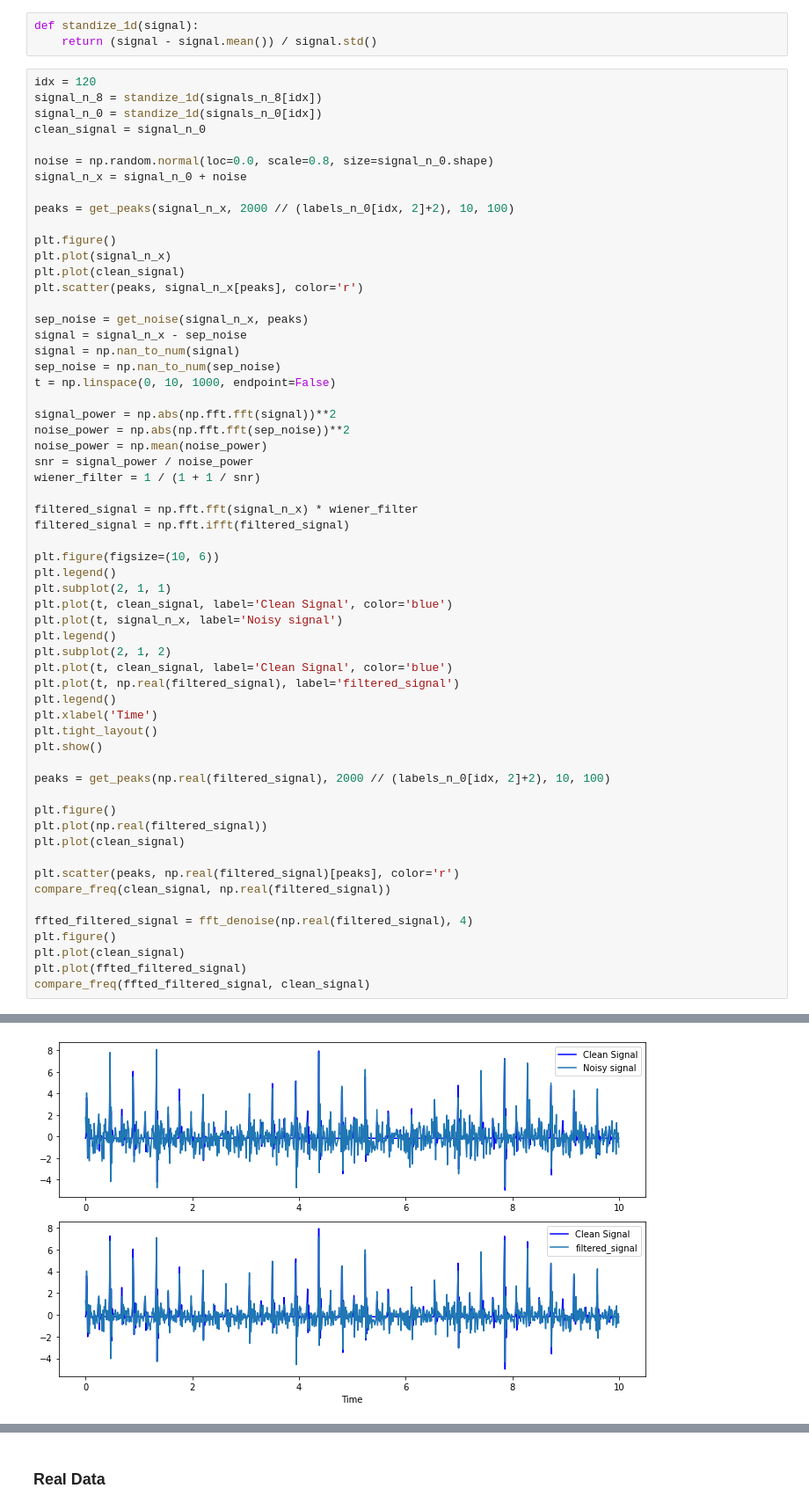
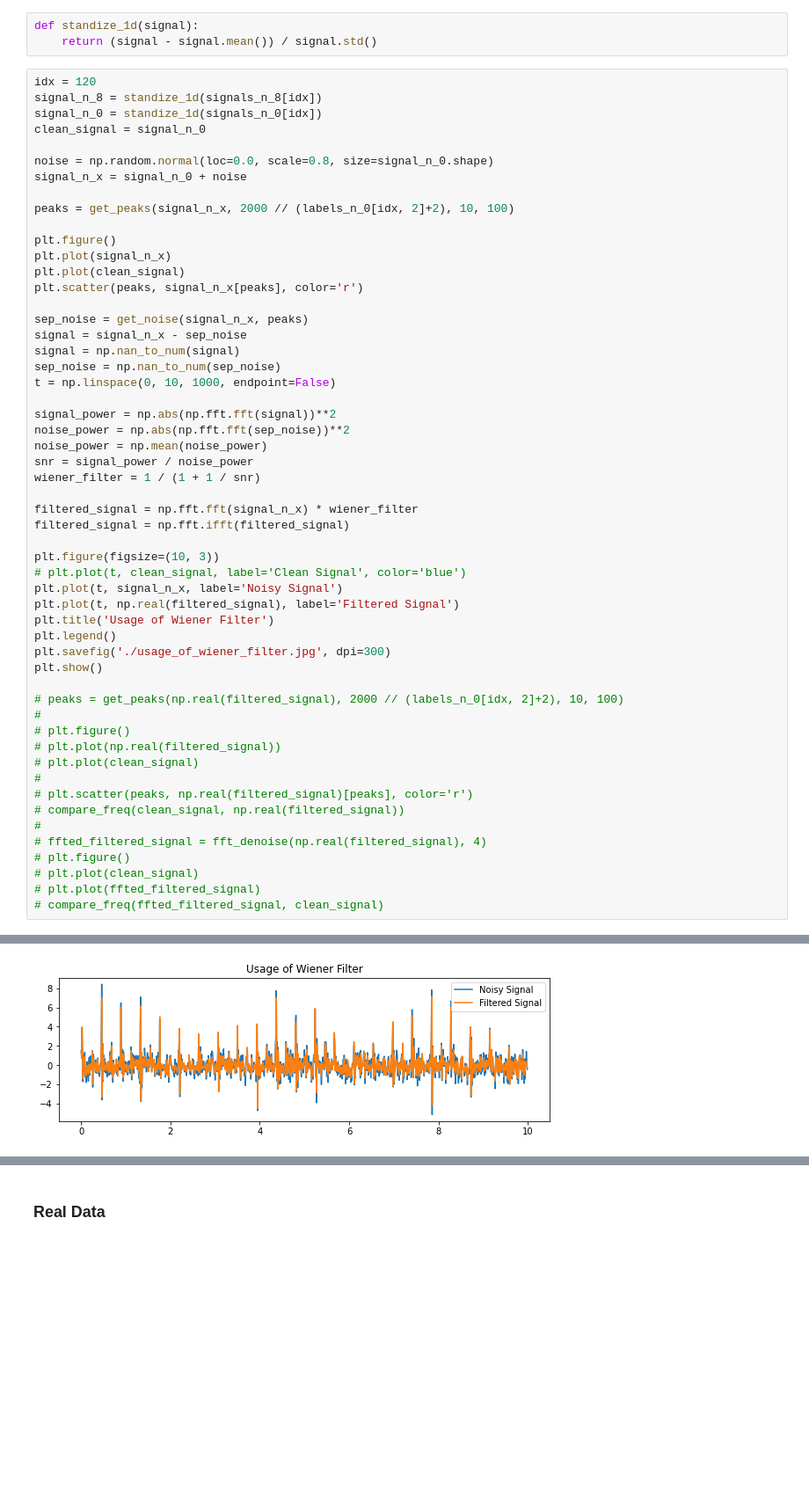
Before and after one commit to A-Big-Tortoise/NRSR_Research, a Jupyter notebook: Code/Week7/try_filters.ipynb, the cells around one changed output, grey strips where cells are left out. Shown at 88% size. Cells and saved outputs as stored; diff of their text form; blank space fills up the shorter version.

```diff
--- a/Code/Week7/try_filters.ipynb
+++ b/Code/Week7/try_filters.ipynb
@@ -248,32 +304,27 @@ wiener_filter = 1 / (1 + 1 / snr)
 filtered_signal = np.fft.fft(signal_n_x) * wiener_filter
 filtered_signal = np.fft.ifft(filtered_signal)
 
-plt.figure(figsize=(10, 6))
+plt.figure(figsize=(10, 3))
+# plt.plot(t, clean_signal, label='Clean Signal', color='blue')
+plt.plot(t, signal_n_x, label='Noisy Signal')
+plt.plot(t, np.real(filtered_signal), label='Filtered Signal')
+plt.title('Usage of Wiener Filter')
 plt.legend()
-plt.subplot(2, 1, 1)
-plt.plot(t, clean_signal, label='Clean Signal', color='blue')
-plt.plot(t, signal_n_x, label='Noisy signal')
-plt.legend()
-plt.subplot(2, 1, 2)
-plt.plot(t, clean_signal, label='Clean Signal', color='blue')
-plt.plot(t, np.real(filtered_signal), label='filtered_signal')
-plt.legend()
-plt.xlabel('Time')
-plt.tight_layout()
+plt.savefig('./usage_of_wiener_filter.jpg', dpi=300)
 plt.show()
 
-peaks = get_peaks(np.real(filtered_signal), 2000 // (labels_n_0[idx, 2]+2), 10, 100)
-
-plt.figure()
-plt.plot(np.real(filtered_signal))
-plt.plot(clean_signal)
-
-plt.scatter(peaks, np.real(filtered_signal)[peaks], color='r')
-compare_freq(clean_signal, np.real(filtered_signal))
-
-ffted_filtered_signal = fft_denoise(np.real(filtered_signal), 4)
-plt.figure()
-plt.plot(clean_signal)
-plt.plot(ffted_filtered_signal)
-compare_freq(ffted_filtered_signal, clean_signal)
+# peaks = get_peaks(np.real(filtered_signal), 2000 // (labels_n_0[idx, 2]+2), 10, 100)
+#
+# plt.figure()
+# plt.plot(np.real(filtered_signal))
+# plt.plot(clean_signal)
+#
+# plt.scatter(peaks, np.real(filtered_signal)[peaks], color='r')
+# compare_freq(clean_signal, np.real(filtered_signal))
+#
+# ffted_filtered_signal = fft_denoise(np.real(filtered_signal), 4)
+# plt.figure()
+# plt.plot(clean_signal)
+# plt.plot(ffted_filtered_signal)
+# compare_freq(ffted_filtered_signal, clean_signal)
 # %% [output]
@@ -282 +332 @@ No artists with labels found to put in legend.  Note that artists whose label st
-[figure, old version]
+[figure, new version]
```
Also changed, not shown: parts of 11 cells of this notebook, 11 other files.
